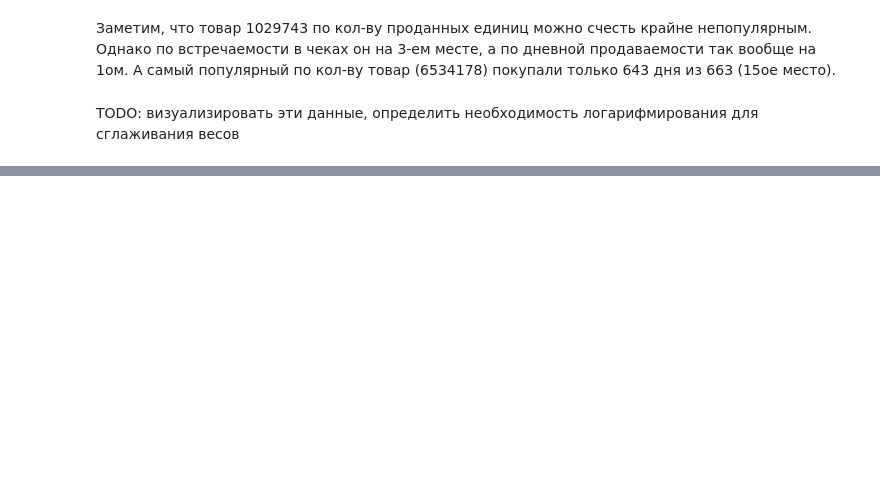
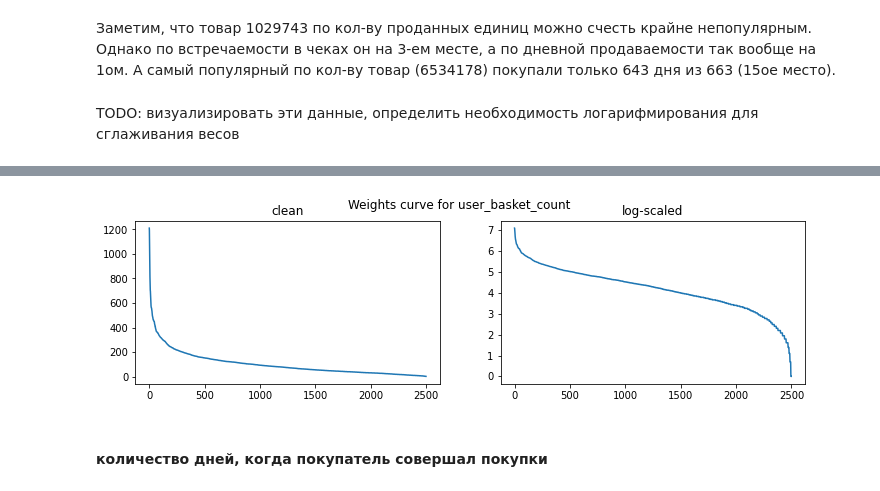
Before and after one commit to j2cry/gb_recommends, a Jupyter notebook: hw3/hw3.ipynb, the cells around one changed output, grey strips where cells are left out. Cells and saved outputs as stored; diff of their text form; code cells hidden in the pictures; blank space fills up the shorter version.

```diff
--- a/hw3/hw3.ipynb
+++ b/hw3/hw3.ipynb
@@ -283,0 +297,4 @@ TODO: визуализировать эти данные, определить
+# %%
+# кол-во чеков на юзера
+user_basket_count = purchases.groupby('user_id')['basket_id'].nunique().rename('user_basket_count')
+user_basket_count.sort_values(ascending=False).head()
@@ -283,0 +309,6 @@ TODO: визуализировать эти данные, определить
+# %%
+plot_weight_curve(user_basket_count)
+# %% [output]
+[figure, added]
+# %% [markdown]
+#### количество дней, когда покупатель совершал покупки
```
Also changed, not shown: parts of 28 cells of this notebook, 1 other file.
